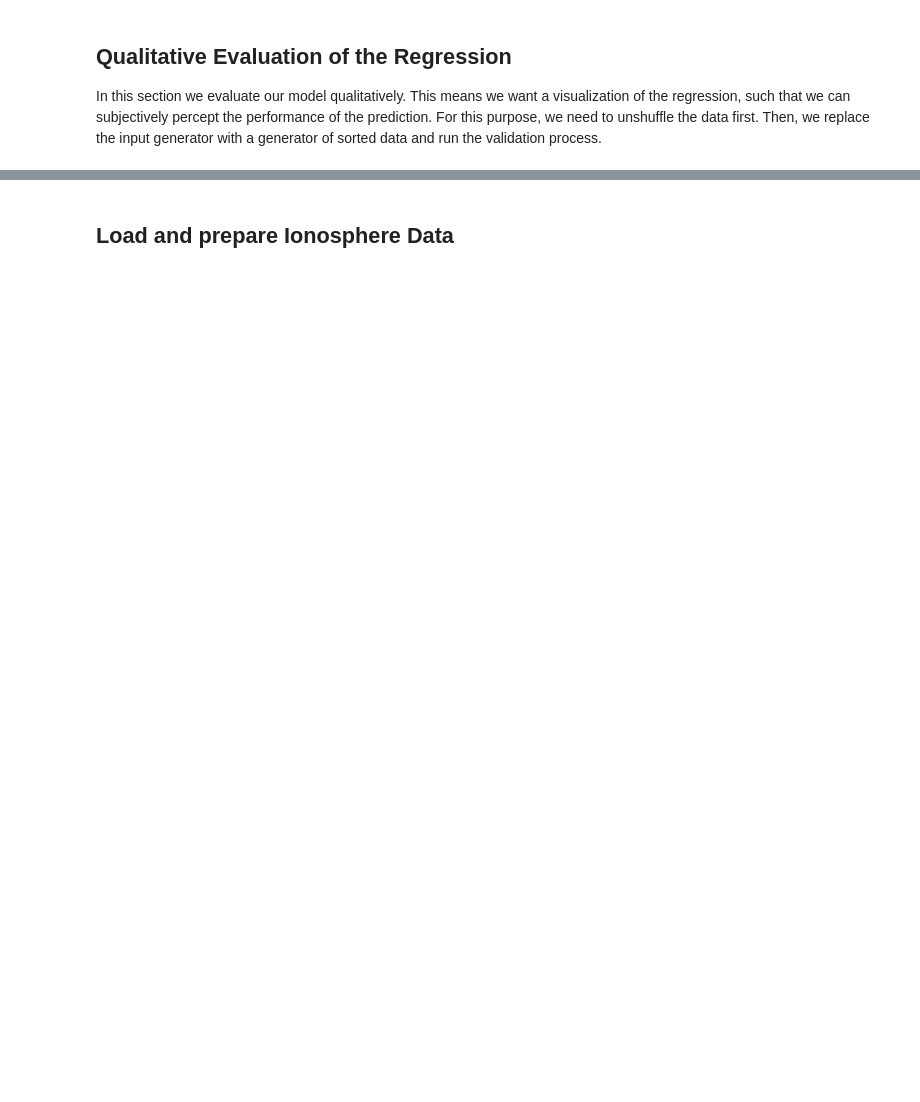
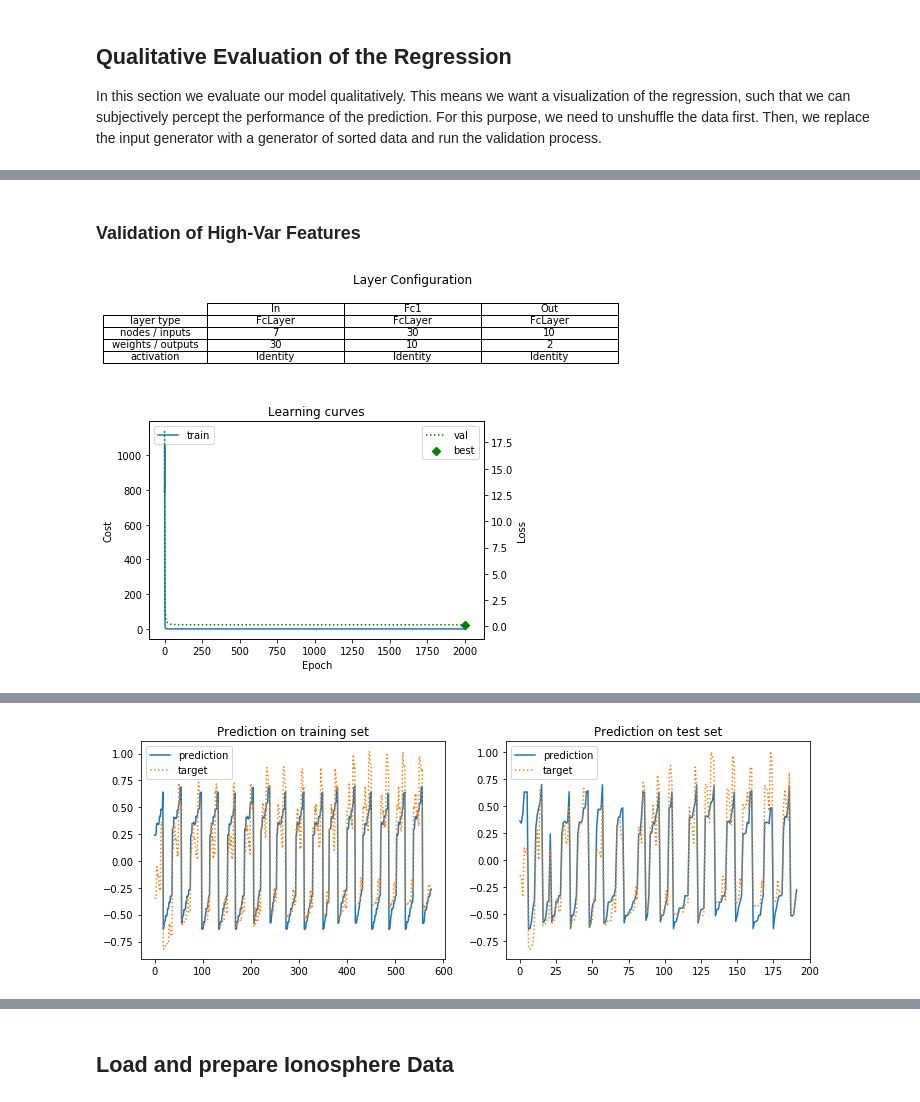
Before and after one commit to bugerry87/fcnn_scratch, a Jupyter notebook: NeuralNetwork.ipynb, the cells around one changed output, grey strips where cells are left out. Saved outputs shown, nothing was run; the diff lists cells and outputs as text; code cells hidden in the pictures; blank space fills up the shorter version.

```diff
--- a/NeuralNetwork.ipynb
+++ b/NeuralNetwork.ipynb
@@ -657,15 +657,12 @@ def split_data(data, N, split):
 
 def normalize_data(data, mean=None, var=None):
     mean = mean if not mean is None else np.mean(data, axis=0)
-    var = var if not var is None else np.var(data, axis=0)
+    var = var if not var is None else np.sqrt(np.var(data, axis=0))*2
     data = (data - mean) / (var + (var==0))
     return data, mean, var
 
 data, N = unpack_EE_data()
 train, val, train_idx, val_idx = split_data(data, N, 0.75)
-#train, mean, var = normalize_data(train, mean=0)
-#val, _, _ = normalize_data(val, mean, var)
-#data, _, _ = normalize_data(data, mean, var)
 
 #test
 print(data[:3])
@@ -1045,9 +1090,9 @@ Selected 8-Top Features: ['ori_e' 'wall' 'surf' 'comp' 'dist_u' 'dist_w' 'hight'
 import numpy as np
 #Setup some hyper-parameters
 np.random.seed(1) #how about your lucky number?
-epochs = 1000
+epochs = 2000
 batch_size = None #None for complete dataset
-lr = 1e-7
+lr = 1e-5
 lr_dec = 1e-10
 
 def init_EE_subset_net(subset):
@@ -1058,24 +1103,24 @@ def init_EE_subset_net(subset):
         RMS
     )
 
-    nn.In = FcLayer(init_params(8, 30, scale=1),
-                  TanH,
+    nn.In = FcLayer(init_params(7, 30, scale=1),
+                  Identity,
                   nn.gen_input,
                   None,
                   #clipping=1
                  )
 
     nn.Fc1 = FcLayer(init_params(30, 10, scale=1),
-                  TanH,
+                  Identity,
                   nn.In.pull_forward,
                   nn.In.push_backward,
                   #clipping=1
                  )
 
     nn.Out = FcLayer(init_params(10, 2, scale=1),
-                  Identiy,
-                  nn.Fc2.pull_forward,
-                  nn.Fc2.push_backward
+                  Identity,
+                  nn.Fc1.pull_forward,
+                  nn.Fc1.push_backward
                  )
 
     # let's map the model to a dictionery for easy access
@@ -1087,8 +1132,3 @@ def init_EE_subset_net(subset):
     return nn
 
 _, idx = sort_features(nn)
-nn_sub = init_EE_subset_net(idx[:8])
-plot_net_conf(nn_sub)
-train_n_plot(nn_sub, lr, lr_dec)
-assign(nn_sub.model, nn_sub) #regenerate the best model
-plot_prediction(nn_sub, idx[:8])
@@ -1099,0 +1135,11 @@ Best Epoch: 34 with a Loss of: 8.772677282913147
+# %% [markdown]
+### Validation of High-Var Features
+# %%
+nn_sub = init_EE_subset_net(idx[:7])
+plot_net_conf(nn_sub)
+_, high_var_loss = train_n_plot(nn_sub, lr, lr_dec)
+assign(nn_sub.model, nn_sub) #regenerate the best model
+plot_prediction(nn_sub, idx[:7])
+# %% [output]
+[figure, added]
+[figure, added]
@@ -1099,0 +1147 @@ Best Epoch: 34 with a Loss of: 8.772677282913147
+[figure, added]
```
Also changed, not shown: parts of 28 cells of this notebook.
